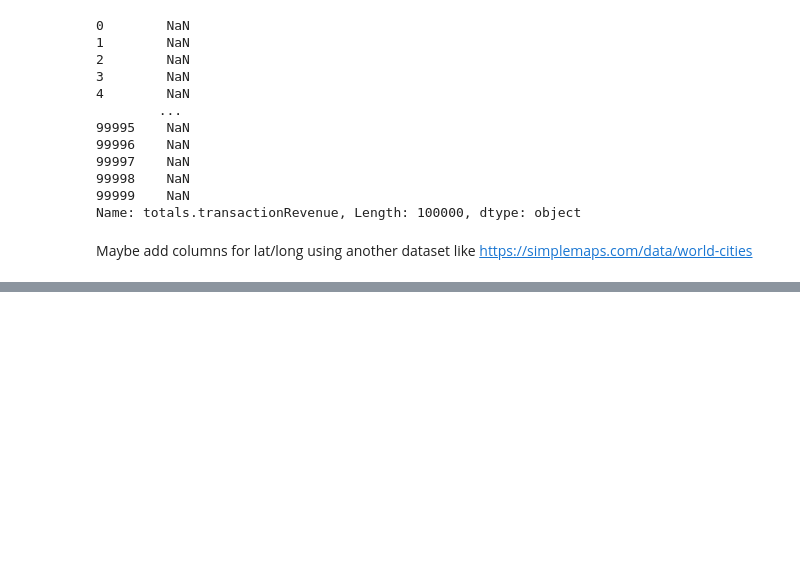
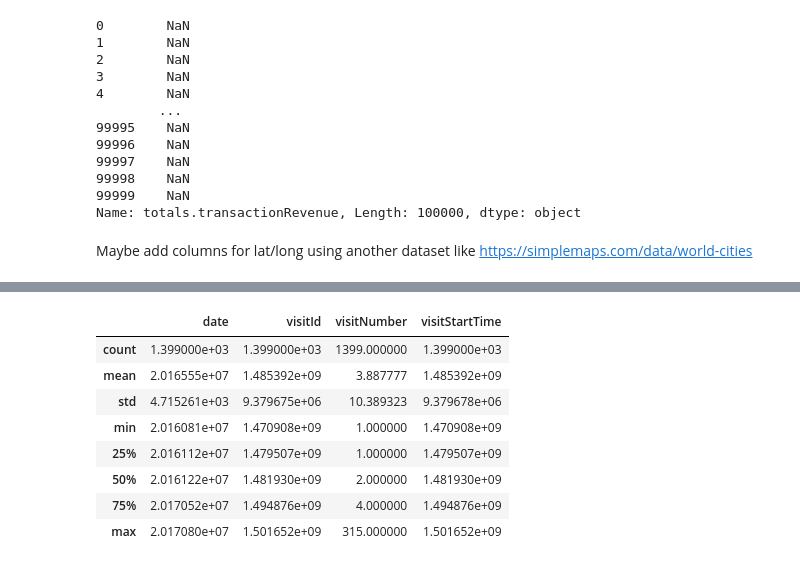
Before and after one commit to SteffenLG/DAT158-Oblig2, a Jupyter notebook: DAT158-Oblig2.ipynb, the cells around one changed output, grey strips where cells are left out. Cells and saved outputs as stored; diff of their text form; code cells hidden in the pictures; blank space fills up the shorter version.

```diff
--- a/DAT158-Oblig2.ipynb
+++ b/DAT158-Oblig2.ipynb
@@ -168,0 +194,12 @@ Maybe add columns for lat/long using another dataset like https://simplemaps.com
+# %%
+payingCustomers.describe()
+# %% [output]
+|  | date | visitId | visitNumber | visitStartTime |
+| count | 1.399000e+03 | 1.399000e+03 | 1399.000000 | 1.399000e+03 |
+| mean | 2.016555e+07 | 1.485392e+09 | 3.887777 | 1.485392e+09 |
+| std | 4.715261e+03 | 9.379675e+06 | 10.389323 | 9.379678e+06 |
+| min | 2.016081e+07 | 1.470908e+09 | 1.000000 | 1.470908e+09 |
+| 25% | 2.016112e+07 | 1.479507e+09 | 1.000000 | 1.479507e+09 |
+| 50% | 2.016122e+07 | 1.481930e+09 | 2.000000 | 1.481930e+09 |
+| 75% | 2.017052e+07 | 1.494876e+09 | 4.000000 | 1.494876e+09 |
+| max | 2.017080e+07 | 1.501652e+09 | 315.000000 | 1.501652e+09 |
```
Also changed, not shown: parts of 4 cells of this notebook.
